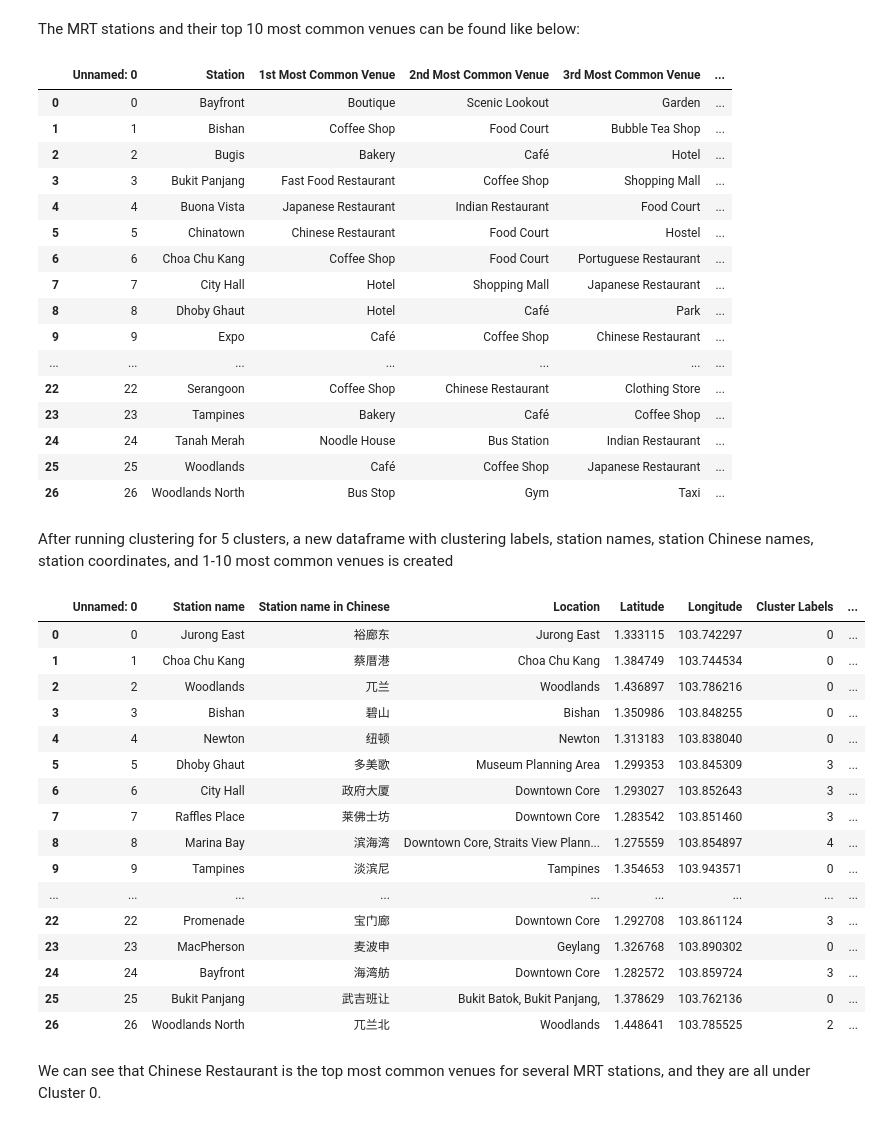
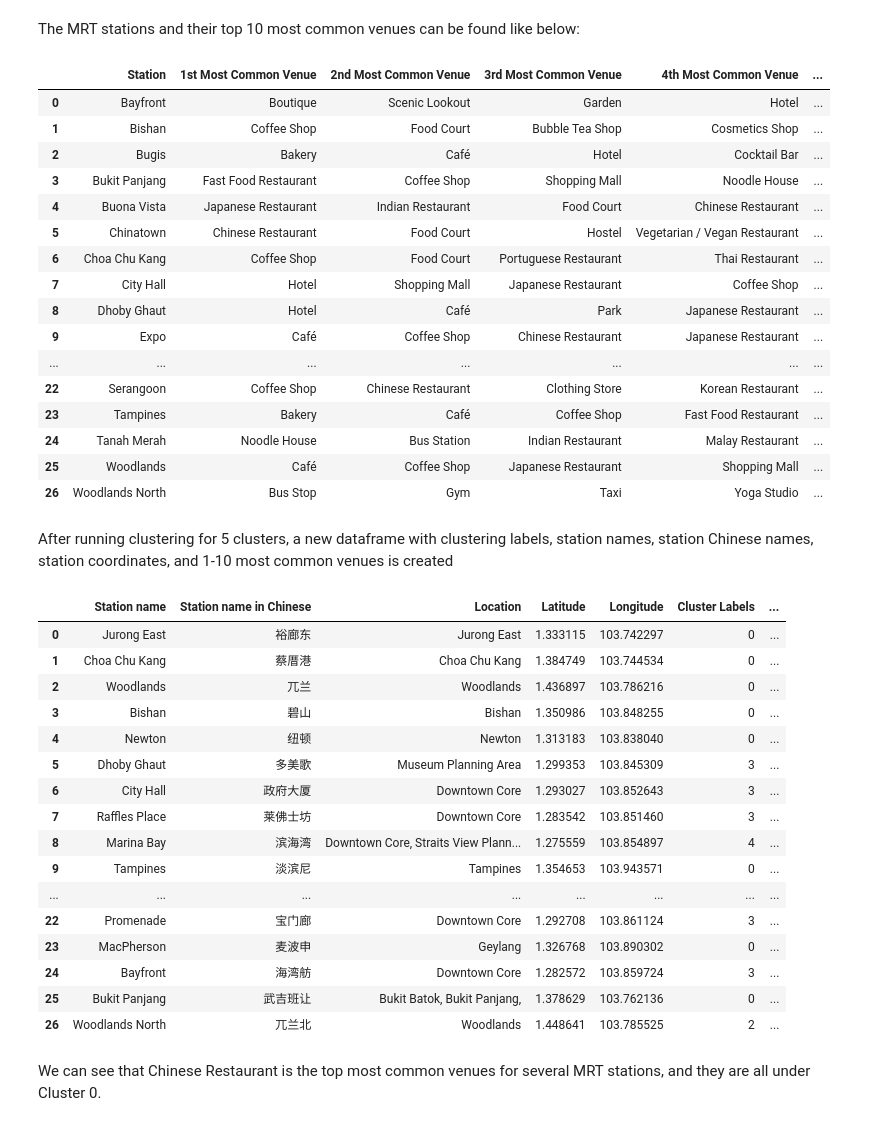
Before and after one commit to SophiaSama/DataScience, a Jupyter notebook: Week5_Report.ipynb, the cells around one changed output. Cells and saved outputs as stored; diff of their text form; code cells hidden in the pictures.

Commit message:
Modify report notebook by using picture names instead of links, and remove unnamed cols in dataframes

```diff
--- a/Week5_Report.ipynb
+++ b/Week5_Report.ipynb
@@ -47,47 +48,47 @@ After exploring 200m around each MRT interchange station by making API calls wit
 The MRT stations and their top 10 most common venues can be found like below:
 # %%
 import pandas as pd
-pd.read_csv('station_venues_sorted.csv')
+pd.read_csv('station_venues_sorted.csv').drop('Unnamed: 0', 1)
 # %% [output]
-|  | Unnamed: 0 | Station | 1st Most Common Venue | 2nd Most Common Venue | 3rd Most Common Venue | ... |
-| 0 | 0 | Bayfront | Boutique | Scenic Lookout | Garden | ... |
-| 1 | 1 | Bishan | Coffee Shop | Food Court | Bubble Tea Shop | ... |
-| 2 | 2 | Bugis | Bakery | Café | Hotel | ... |
-| 3 | 3 | Bukit Panjang | Fast Food Restaurant | Coffee Shop | Shopping Mall | ... |
-| 4 | 4 | Buona Vista | Japanese Restaurant | Indian Restaurant | Food Court | ... |
-| 5 | 5 | Chinatown | Chinese Restaurant | Food Court | Hostel | ... |
-| 6 | 6 | Choa Chu Kang | Coffee Shop | Food Court | Portuguese Restaurant | ... |
-| 7 | 7 | City Hall | Hotel | Shopping Mall | Japanese Restaurant | ... |
-| 8 | 8 | Dhoby Ghaut | Hotel | Café | Park | ... |
-| 9 | 9 | Expo | Café | Coffee Shop | Chinese Restaurant | ... |
+|  | Station | 1st Most Common Venue | 2nd Most Common Venue | 3rd Most Common Venue | 4th Most Common Venue | ... |
+| 0 | Bayfront | Boutique | Scenic Lookout | Garden | Hotel | ... |
+| 1 | Bishan | Coffee Shop | Food Court | Bubble Tea Shop | Cosmetics Shop | ... |
+| 2 | Bugis | Bakery | Café | Hotel | Cocktail Bar | ... |
+| 3 | Bukit Panjang | Fast Food Restaurant | Coffee Shop | Shopping Mall | Noodle House | ... |
+| 4 | Buona Vista | Japanese Restaurant | Indian Restaurant | Food Court | Chinese Restaurant | ... |
+| 5 | Chinatown | Chinese Restaurant | Food Court | Hostel | Vegetarian / Vegan Restaurant | ... |
+| 6 | Choa Chu Kang | Coffee Shop | Food Court | Portuguese Restaurant | Thai Restaurant | ... |
+| 7 | City Hall | Hotel | Shopping Mall | Japanese Restaurant | Coffee Shop | ... |
+| 8 | Dhoby Ghaut | Hotel | Café | Park | Japanese Restaurant | ... |
+| 9 | Expo | Café | Coffee Shop | Chinese Restaurant | Japanese Restaurant | ... |
 | ... | ... | ... | ... | ... | ... | ... |
-| 22 | 22 | Serangoon | Coffee Shop | Chinese Restaurant | Clothing Store | ... |
-| 23 | 23 | Tampines | Bakery | Café | Coffee Shop | ... |
-| 24 | 24 | Tanah Merah | Noodle House | Bus Station | Indian Restaurant | ... |
-| 25 | 25 | Woodlands | Café | Coffee Shop | Japanese Restaurant | ... |
-| 26 | 26 | Woodlands North | Bus Stop | Gym | Taxi | ... |
+| 22 | Serangoon | Coffee Shop | Chinese Restaurant | Clothing Store | Korean Restaurant | ... |
+| 23 | Tampines | Bakery | Café | Coffee Shop | Fast Food Restaurant | ... |
+| 24 | Tanah Merah | Noodle House | Bus Station | Indian Restaurant | Malay Restaurant | ... |
+| 25 | Woodlands | Café | Coffee Shop | Japanese Restaurant | Shopping Mall | ... |
+| 26 | Woodlands North | Bus Stop | Gym | Taxi | Yoga Studio | ... |
 # %% [markdown]
 After running clustering for 5 clusters, a new dataframe with clustering labels, station names, station Chinese names, station coordinates, and 1-10 most common venues is created
 # %%
-pd.read_csv('singapore_stations.csv')
+pd.read_csv('singapore_stations.csv').drop('Unnamed: 0', 1)
 # %% [output]
-|  | Unnamed: 0 | Station name | Station name in Chinese | Location | Latitude | Longitude | Cluster Labels | ... |
-| 0 | 0 | Jurong East | 裕廊东 | Jurong East | 1.333115 | 103.742297 | 0 | ... |
-| 1 | 1 | Choa Chu Kang | 蔡厝港 | Choa Chu Kang | 1.384749 | 103.744534 | 0 | ... |
-| 2 | 2 | Woodlands | 兀兰 | Woodlands | 1.436897 | 103.786216 | 0 | ... |
-| 3 | 3 | Bishan | 碧山 | Bishan | 1.350986 | 103.848255 | 0 | ... |
-| 4 | 4 | Newton | 纽顿 | Newton | 1.313183 | 103.838040 | 0 | ... |
-| 5 | 5 | Dhoby Ghaut | 多美歌 | Museum Planning Area | 1.299353 | 103.845309 | 3 | ... |
-| 6 | 6 | City Hall | 政府大厦 | Downtown Core | 1.293027 | 103.852643 | 3 | ... |
-| 7 | 7 | Raffles Place | 莱佛士坊 | Downtown Core | 1.283542 | 103.851460 | 3 | ... |
-| 8 | 8 | Marina Bay | 滨海湾 | Downtown Core, Straits View Plann... | 1.275559 | 103.854897 | 4 | ... |
-| 9 | 9 | Tampines | 淡滨尼 | Tampines | 1.354653 | 103.943571 | 0 | ... |
-| ... | ... | ... | ... | ... | ... | ... | ... | ... |
-| 22 | 22 | Promenade | 宝门廊 | Downtown Core | 1.292708 | 103.861124 | 3 | ... |
-| 23 | 23 | MacPherson | 麦波申 | Geylang | 1.326768 | 103.890302 | 0 | ... |
-| 24 | 24 | Bayfront | 海湾舫 | Downtown Core | 1.282572 | 103.859724 | 3 | ... |
-| 25 | 25 | Bukit Panjang | 武吉班让 | Bukit Batok, Bukit Panjang, | 1.378629 | 103.762136 | 0 | ... |
-| 26 | 26 | Woodlands North | 兀兰北 | Woodlands | 1.448641 | 103.785525 | 2 | ... |
+|  | Station name | Station name in Chinese | Location | Latitude | Longitude | Cluster Labels | ... |
+| 0 | Jurong East | 裕廊东 | Jurong East | 1.333115 | 103.742297 | 0 | ... |
+| 1 | Choa Chu Kang | 蔡厝港 | Choa Chu Kang | 1.384749 | 103.744534 | 0 | ... |
+| 2 | Woodlands | 兀兰 | Woodlands | 1.436897 | 103.786216 | 0 | ... |
+| 3 | Bishan | 碧山 | Bishan | 1.350986 | 103.848255 | 0 | ... |
+| 4 | Newton | 纽顿 | Newton | 1.313183 | 103.838040 | 0 | ... |
+| 5 | Dhoby Ghaut | 多美歌 | Museum Planning Area | 1.299353 | 103.845309 | 3 | ... |
+| 6 | City Hall | 政府大厦 | Downtown Core | 1.293027 | 103.852643 | 3 | ... |
+| 7 | Raffles Place | 莱佛士坊 | Downtown Core | 1.283542 | 103.851460 | 3 | ... |
+| 8 | Marina Bay | 滨海湾 | Downtown Core, Straits View Plann... | 1.275559 | 103.854897 | 4 | ... |
+| 9 | Tampines | 淡滨尼 | Tampines | 1.354653 | 103.943571 | 0 | ... |
+| ... | ... | ... | ... | ... | ... | ... | ... |
+| 22 | Promenade | 宝门廊 | Downtown Core | 1.292708 | 103.861124 | 3 | ... |
+| 23 | MacPherson | 麦波申 | Geylang | 1.326768 | 103.890302 | 0 | ... |
+| 24 | Bayfront | 海湾舫 | Downtown Core | 1.282572 | 103.859724 | 3 | ... |
+| 25 | Bukit Panjang | 武吉班让 | Bukit Batok, Bukit Panjang, | 1.378629 | 103.762136 | 0 | ... |
+| 26 | Woodlands North | 兀兰北 | Woodlands | 1.448641 | 103.785525 | 2 | ... |
 # %% [markdown]
 We can see that Chinese Restaurant is the top most common venues for several MRT stations, and they are all under Cluster 0.
 # %%
```
Also changed, not shown: parts of 7 cells of this notebook, 7 other files.
